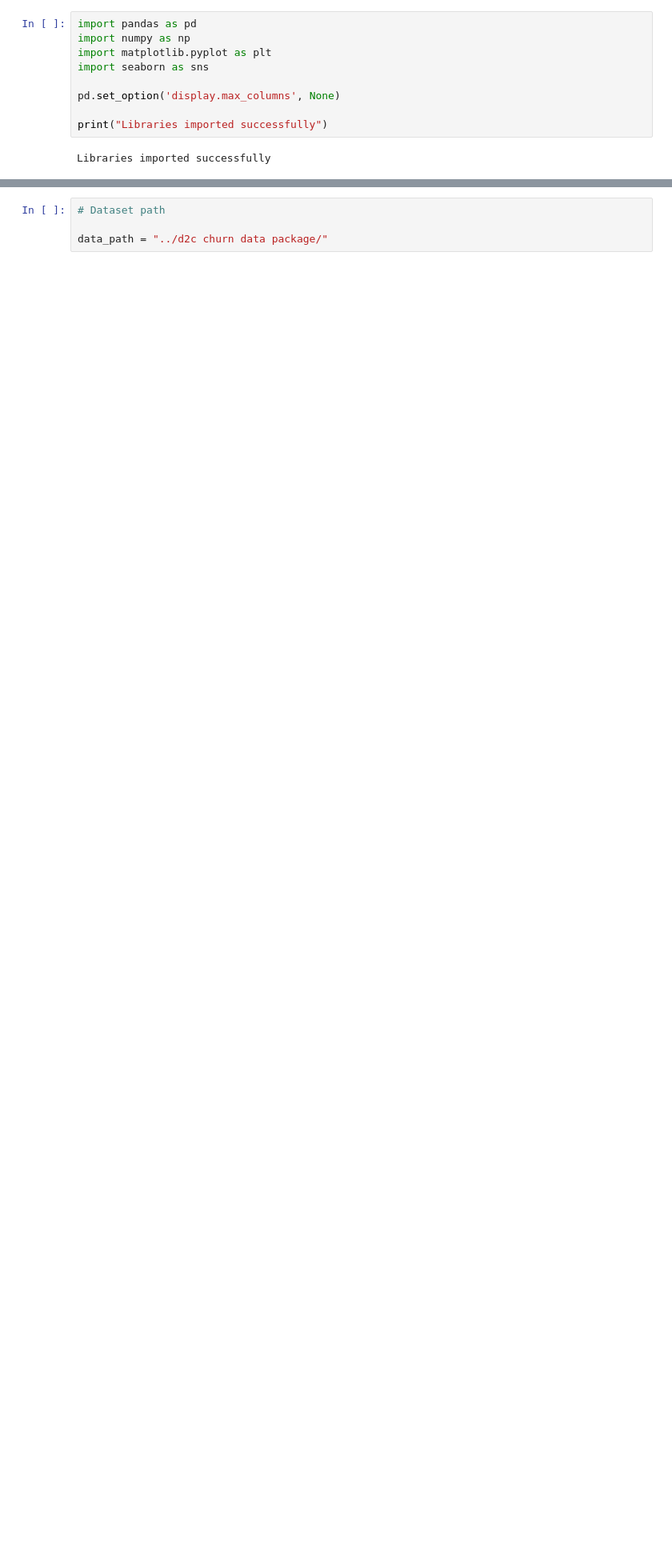
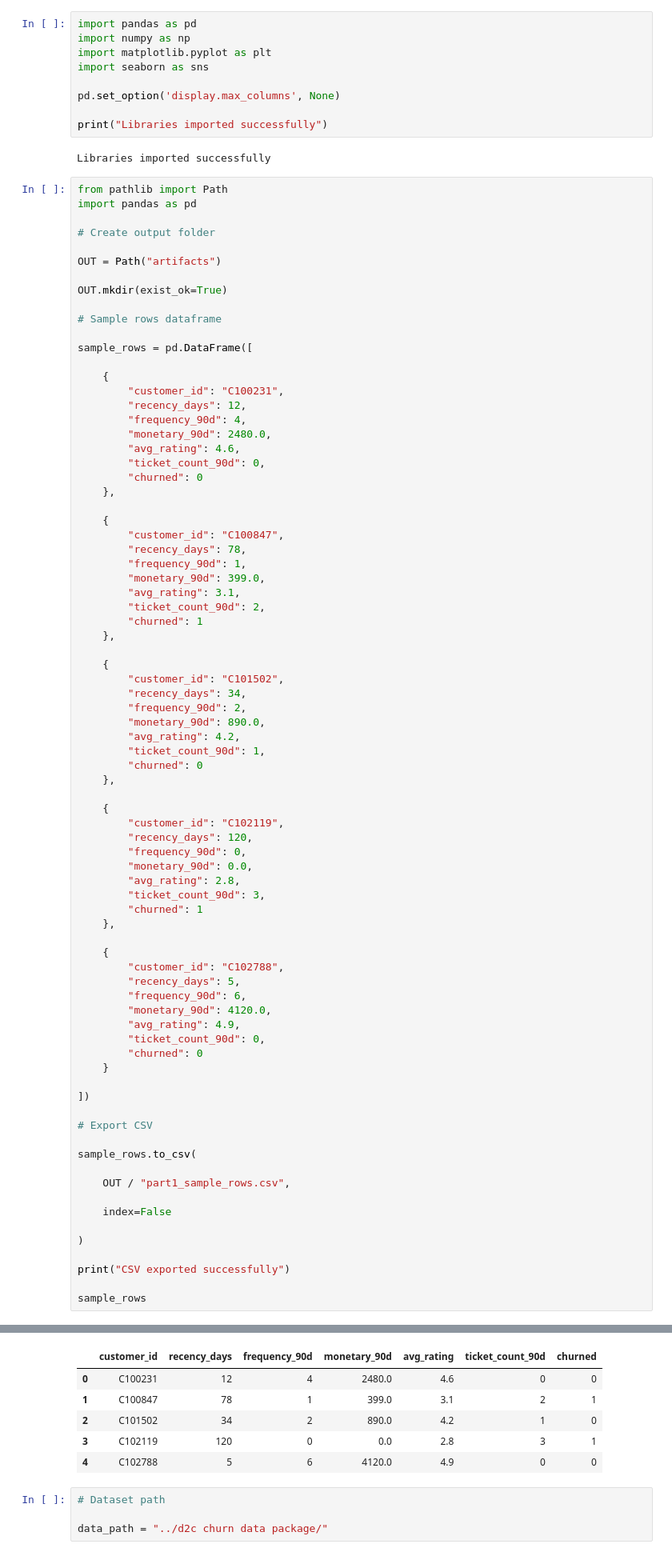
Before and after one commit to GuDLish/d2c-churn-eda-audit, a Jupyter notebook: eda_audit.ipynb, the cells around one changed output, grey strips where cells are left out. Shown at 80% size. Drawn from its saved outputs; the diff is of its cells as text; blank space fills up the shorter version.

```diff
--- a/eda_audit.ipynb
+++ b/eda_audit.ipynb
@@ -42,3 +42,83 @@ pd.set_option('display.max_columns', None)
 print("Libraries imported successfully")
 # %% [output]
 Libraries imported successfully
+# %%
+from pathlib import Path
+import pandas as pd
+
+# Create output folder
+
+OUT = Path("artifacts")
+
+OUT.mkdir(exist_ok=True)
+
+# Sample rows dataframe
+
+sample_rows = pd.DataFrame([
+
+    {
+        "customer_id": "C100231",
+        "recency_days": 12,
+        "frequency_90d": 4,
+        "monetary_90d": 2480.0,
+        "avg_rating": 4.6,
+        "ticket_count_90d": 0,
+        "churned": 0
+    },
+
+    {
+        "customer_id": "C100847",
+        "recency_days": 78,
+        "frequency_90d": 1,
+        "monetary_90d": 399.0,
+        "avg_rating": 3.1,
+        "ticket_count_90d": 2,
+        "churned": 1
+    },
+
+    {
+        "customer_id": "C101502",
+        "recency_days": 34,
+        "frequency_90d": 2,
+        "monetary_90d": 890.0,
+        "avg_rating": 4.2,
+        "ticket_count_90d": 1,
+        "churned": 0
+    },
+
+    {
+        "customer_id": "C102119",
+        "recency_days": 120,
+        "frequency_90d": 0,
+        "monetary_90d": 0.0,
+        "avg_rating": 2.8,
+        "ticket_count_90d": 3,
+        "churned": 1
+    },
+
+    {
+        "customer_id": "C102788",
+        "recency_days": 5,
+        "frequency_90d": 6,
+        "monetary_90d": 4120.0,
+        "avg_rating": 4.9,
+        "ticket_count_90d": 0,
+        "churned": 0
+    }
+
+])
+
+# Export CSV
+
+sample_rows.to_csv(
+
+    OUT / "part1_sample_rows.csv",
+
+    index=False
+
+)
+
+print("CSV exported successfully")
+
+sample_rows
+# %% [output]
@@ -45,3 +126,9 @@ Libraries imported successfully
+|  | customer_id | recency_days | frequency_90d | monetary_90d | avg_rating | ticket_count_90d | churned |
+| 0 | C100231 | 12 | 4 | 2480.0 | 4.6 | 0 | 0 |
+| 1 | C100847 | 78 | 1 | 399.0 | 3.1 | 2 | 1 |
+| 2 | C101502 | 34 | 2 | 890.0 | 4.2 | 1 | 0 |
+| 3 | C102119 | 120 | 0 | 0.0 | 2.8 | 3 | 1 |
+| 4 | C102788 | 5 | 6 | 4120.0 | 4.9 | 0 | 0 |
 # %%
 # Dataset path
 
```
Also changed, not shown: parts of 1 cell of this notebook, 1 other file.
